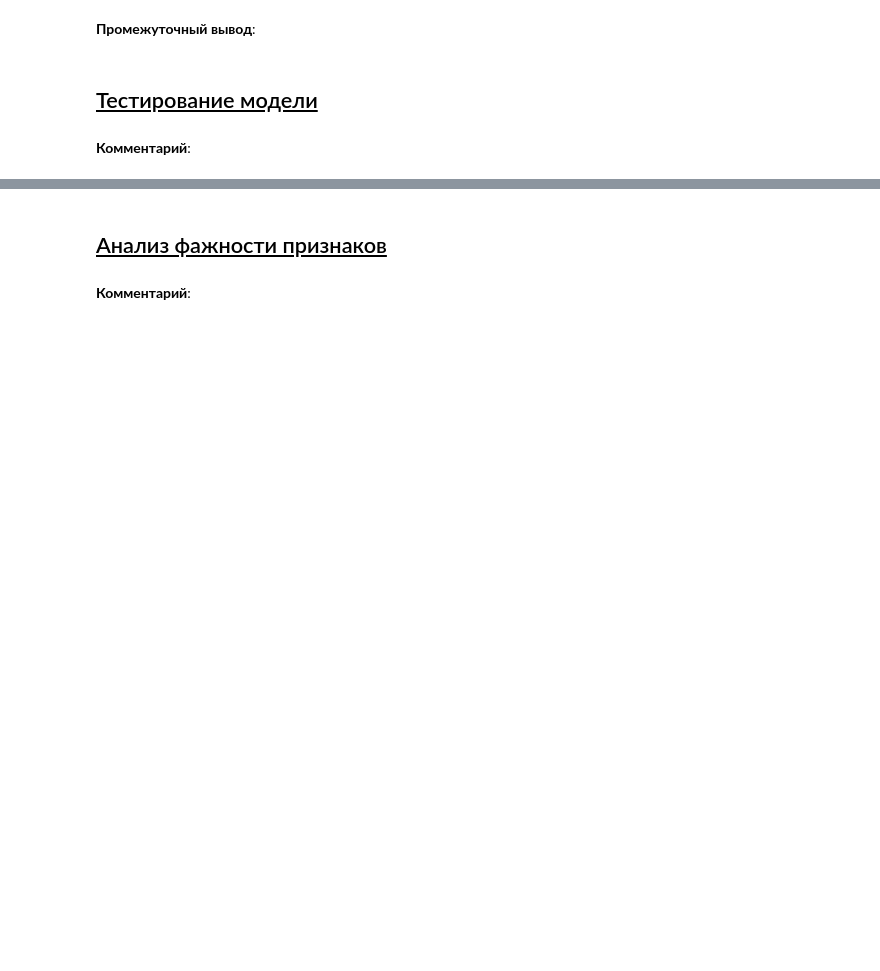
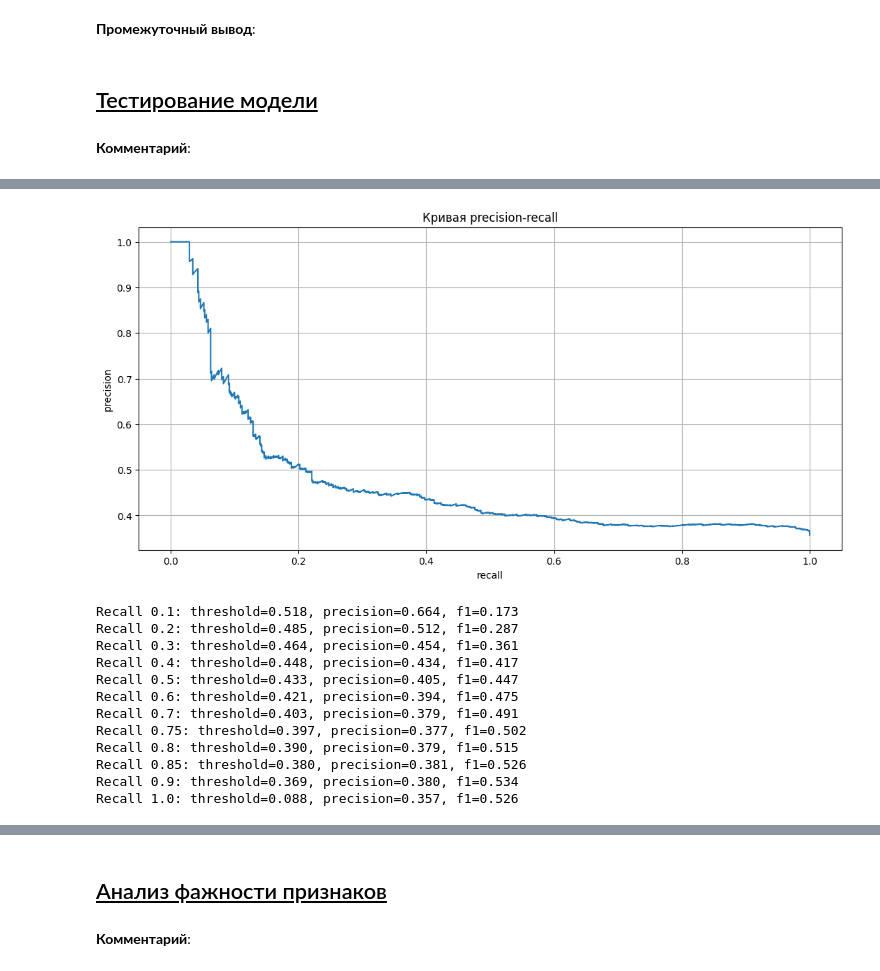
Before and after one commit to Torward1024/HeartML, a Jupyter notebook: notebook.ipynb, the cells around one changed output, grey strips where cells are left out. Cells and saved outputs as stored; diff of their text form; code cells hidden in the pictures; blank space fills up the shorter version.

```diff
--- a/notebook.ipynb
+++ b/notebook.ipynb
@@ -2606,8 +2734,8 @@ heart_attack_risk_binary
 Name: proportion, dtype: float64
 # %%
 # формируем списки признаков
-num_columns = heart.drop(columns=['gender']).columns.tolist()
-cat_columns = heart['gender']
+num_columns = heart.drop(columns=['gender', 'heart_attack_risk_binary']).columns.tolist()
+cat_columns = ['gender']
 # %% [markdown]
 **Комментарий**:
 # %%
@@ -2679,7 +2807,7 @@ models = [
             'model__penalty': ['l1', 'l2', 'elasticnet'],
             'model__solver': ['liblinear', 'saga'],
             'model__max_iter': [1000],
-            'model__class_weight': ['balanced', None]
+            'model__class_weight': ['balanced', None],
             **scalers
         },
         'name': 'LogisticRegression'
@@ -2691,7 +2819,7 @@ models = [
             'model__min_samples_split': [2, 5, 10],
             'model__min_samples_leaf': [1, 2, 4],
             'model__criterion': ['gini', 'entropy'],
-            'model__class_weight': ['balanced', None]
+            'model__class_weight': ['balanced', None],
             **scalers
         },
         'name': 'DecisionTreeClassifier'
@@ -2737,7 +2865,8 @@ models = [
             'model__learning_rate': [0.01, 0.1, 0.2],
             'model__subsample': [0.8, 0.9, 1.0],
             'model__colsample_bytree': [0.8, 0.9, 1.0],
-            'model__scale_pos_weight': [1, len(y_train[y_train==0])/len(y_train[y_train==1])],  # для дисбаланса
+            'model__scale_pos_weight': [1, len(y_train[y_train==0])/len(y_train[y_train==1])],
+            'model__verbose': [0],
             **scalers
         },
         'name': 'XGBClassifier'
@@ -2746,10 +2875,13 @@ models = [
         'model': LGBMClassifier(random_state=RANDOM_STATE, n_jobs=-1),
         'params': {
             'model__n_estimators': [100, 200, 300],
-            'model__max_depth': [3, 5, 7, -1],  # -1 = no limit
+            'model__max_depth': [3, 5, 7, -1],
             'model__learning_rate': [0.01, 0.1, 0.2],
             'model__num_leaves': [31, 63, 127],
+            'model__min_child_samples': [1, 5, 10],
+            'model__min_split_gain': [0.0, 0.1],
             'model__class_weight': ['balanced', None],
+            'model__verbose': [-1],
             **scalers
         },
         'name': 'LGBMClassifier'
@@ -2789,5 +2921,5 @@ for mdl in models:
                                   y_train,
                                   data_preprocessor_ohe,
                                   data_preprocessor_ordinal,
-                                  refit_metric='recall',
+                                  refit_metric='roc_auc',
                                   random_state = RANDOM_STATE))
@@ -2861,0 +3072,59 @@ plot_confusion_matrix(cm)
+# %%
+if hasattr(best_final_model.named_steps['model'], 'predict_proba'):
+    y_pred_proba = best_final_model.predict_proba(X_test)[:, 1]
+else:
+    # для SVC используем decision_function
+    y_pred_proba = best_final_model.decision_function(X_test)
+    # нормализуем к [0, 1]
+    y_pred_proba = (y_pred_proba - y_pred_proba.min()) / (y_pred_proba.max() - y_pred_proba.min())
+
+# строим PR curve
+precision, recall, thresholds = precision_recall_curve(y_test, y_pred_proba)
+
+# строим график
+plt.figure(figsize=(13, 6))
+plt.plot(recall, precision)
+plt.xlabel('recall')
+plt.ylabel('precision')
+plt.title('Кривая precision-recall')
+plt.grid(True)
+plt.show()
+
+# смотрим варианты порогов
+results = []
+for target_recall in [0.1, 0.2, 0.3, 0.4, 0.5, 0.6, 0.7, 0.75, 0.8, 0.85, 0.9, 1.0]:
+    # находим ближайший порог
+    idx = np.argmin(np.abs(recall[:-1] - target_recall))
+    threshold = thresholds[idx]
+
+    # применяем порог
+    y_pred_custom = (y_pred_proba > threshold).astype(int)
+
+    # cчитаем метрики
+    prec = precision_score(y_test, y_pred_custom)
+    rec = recall_score(y_test, y_pred_custom)
+    f1 = f1_score(y_test, y_pred_custom)
+
+    results.append({
+        'target_recall': target_recall,
+        'threshold': threshold,
+        'precision': prec,
+        'recall': rec,
+        'f1': f1
+    })
+
+    print(f"Recall {target_recall}: threshold={threshold:.3f}, precision={prec:.3f}, f1={f1:.3f}")
+# %% [output]
+[figure, added]
+Recall 0.1: threshold=0.518, precision=0.664, f1=0.173
+Recall 0.2: threshold=0.485, precision=0.512, f1=0.287
+Recall 0.3: threshold=0.464, precision=0.454, f1=0.361
+Recall 0.4: threshold=0.448, precision=0.434, f1=0.417
+Recall 0.5: threshold=0.433, precision=0.405, f1=0.447
+Recall 0.6: threshold=0.421, precision=0.394, f1=0.475
+Recall 0.7: threshold=0.403, precision=0.379, f1=0.491
+Recall 0.75: threshold=0.397, precision=0.377, f1=0.502
+Recall 0.8: threshold=0.390, precision=0.379, f1=0.515
+Recall 0.85: threshold=0.380, precision=0.381, f1=0.526
+Recall 0.9: threshold=0.369, precision=0.380, f1=0.534
+Recall 1.0: threshold=0.088, precision=0.357, f1=0.526
```
Also changed, not shown: parts of 27 cells of this notebook, 4 other files.
